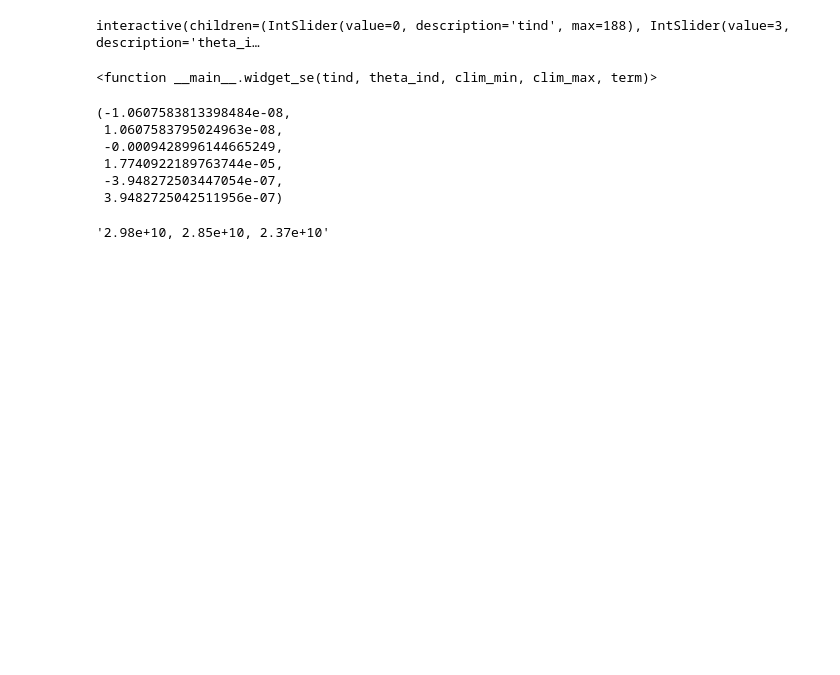
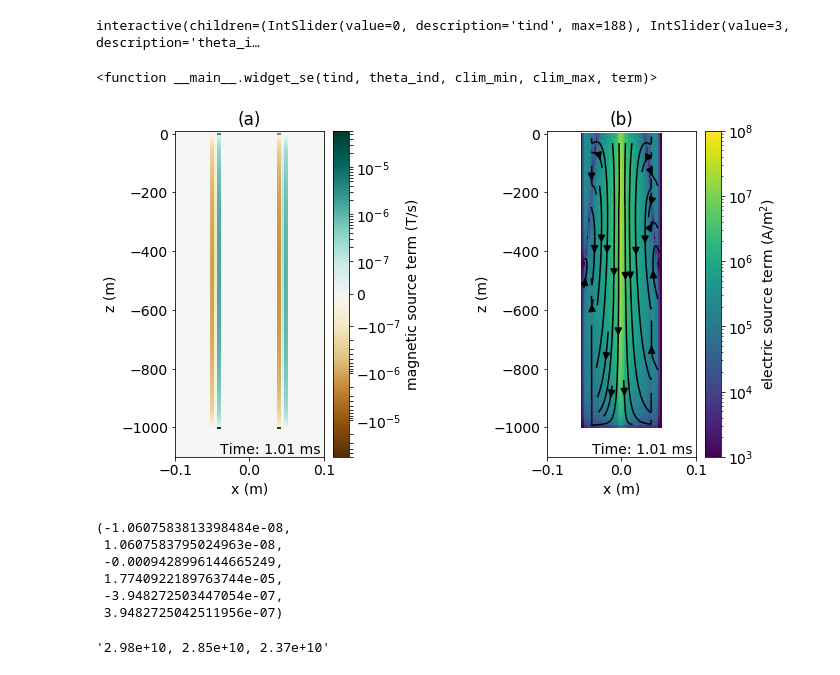
Before and after one commit to lheagy/heagy-2019-casing-ml, a Jupyter notebook: notebooks/TDEM_current_plots_src_term.ipynb, the cells around one changed output. Drawn from its saved outputs; the diff is of its cells as text; code cells hidden in the pictures; blank space fills up the shorter version.

```diff
--- a/notebooks/TDEM_current_plots_src_term.ipynb
+++ b/notebooks/TDEM_current_plots_src_term.ipynb
@@ -656,6 +663,8 @@ def plot_sm_error(src, tind, theta_ind=0, key="approx_casing", primary_key="casi
 
     ax.set_xlim(xlim)
     ax.set_ylim(zlim)
+
+    return ax, cb
 # %%
 from matplotlib.colors import LogNorm, SymLogNorm
 # %%
@@ -783,11 +792,14 @@ def plot_se_error(src, tind, theta_ind=0, key="approx_casing", primary_key="casi
         stream_threshold=clim[0] if clim is not None else None,
         mirror=True,
         mirror_data=mirror_data,
+        stream_opts = {"color": "k", "arrowsize": 1.5, "density": 0.8}
     )
 
     ax.set_xlim(xlim)
     ax.set_ylim(zlim)
     ax.set_title(f"electric source term \n t={sim.times[tind]:1.1e}s")
+
+    return ax, out[-1]
 # %%
 def widget_se(tind, theta_ind, clim_min, clim_max, term):
     fig, ax = plt.subplots(1, 1, figsize=(4, 6))
@@ -810,3 +824,35 @@ interactive(children=(IntSlider(value=0, description='tind', max=188), IntSlider
+# %%
+## plot the electric and magnetic source terms at a fixed time
+tind = 73
+source_ind = 0
+theta_ind = 3
+xlim = 0.1*np.r_[-1, 1]
+zlim = [-1.1*model_dict["casing"].casing_l, 10]
+term = 2
+
+fig, ax = plt.subplots(1, 2, figsize=(10, 6), gridspec_kw={"wspace": 1})
+
+_, cm = plot_sm_error(
+        survey.srcList[source_ind], tind=tind, theta_ind=theta_ind, ax=ax[0], xlim=xlim,
+        zlim=zlim,
+        clim=np.r_[e-7, 6e-5], term=term,
+    )
+_, ce = plot_se_error(
+        survey.srcList[source_ind], tind=tind, theta_ind=theta_ind, ax=ax[1], xlim=xlim, zlim=zlim,
+        clim=np.r_[1e3, 1e8], term=term,
+    )
+
+for i, a in enumerate(ax):
+    a.set_xlabel("x (m)")
+    a.set_ylabel("z (m)")
+    a.set_title(f"({ascii_lowercase[i]})")
+    a.text(0.095, -1090, "Time: {:.2f} ms".format(sim.times[tind]*1e3), horizontalalignment="right", fontsize=14)
+
+cm.set_label("magnetic source term (T/s)")
+ce.set_label("electric source term (A/m$^2$)")
+# plt.tight_layout()
+# %% [output]
+[figure, added]
 # %%
 def compute_jdiff_rhs(src, tind=None, key="approx_casing", primary_key="casing"):
 
```
Also changed, not shown: parts of 20 cells of this notebook, 1 other file.
